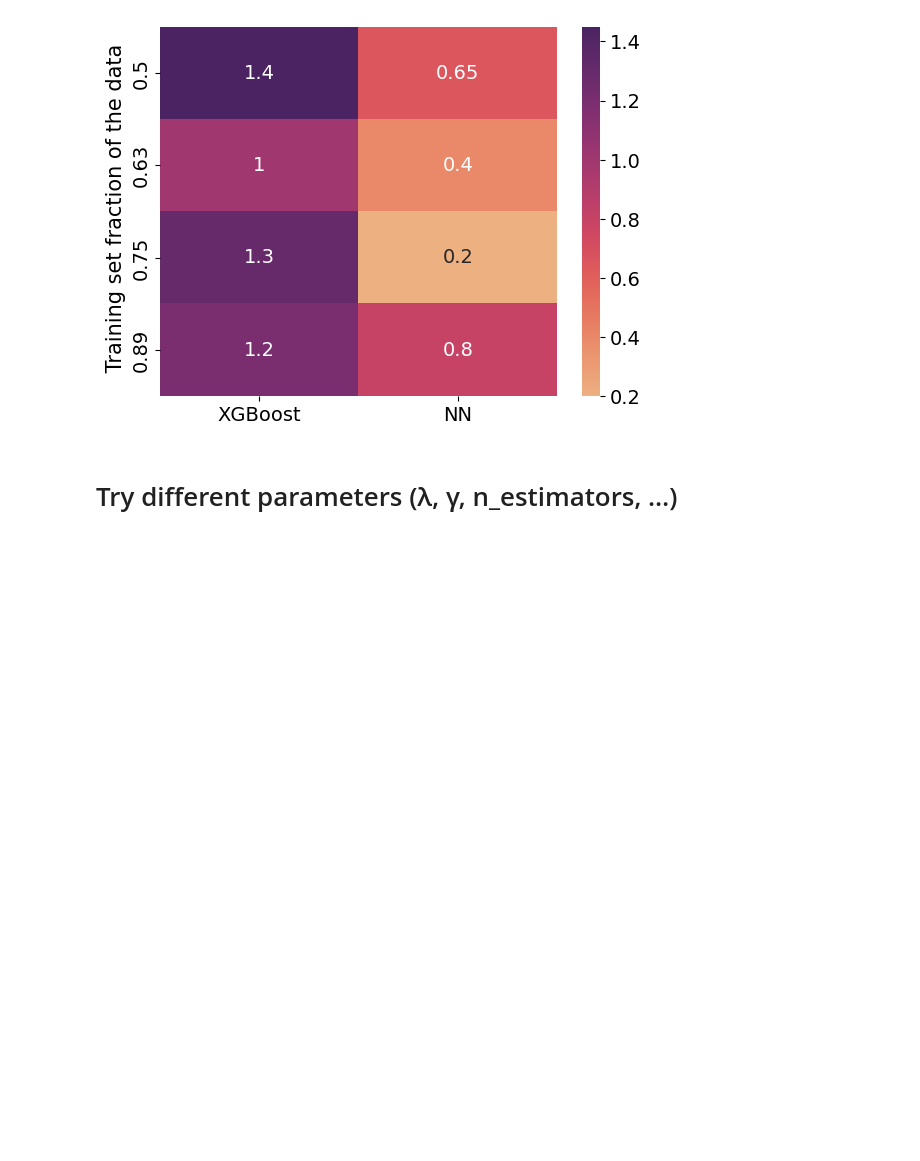
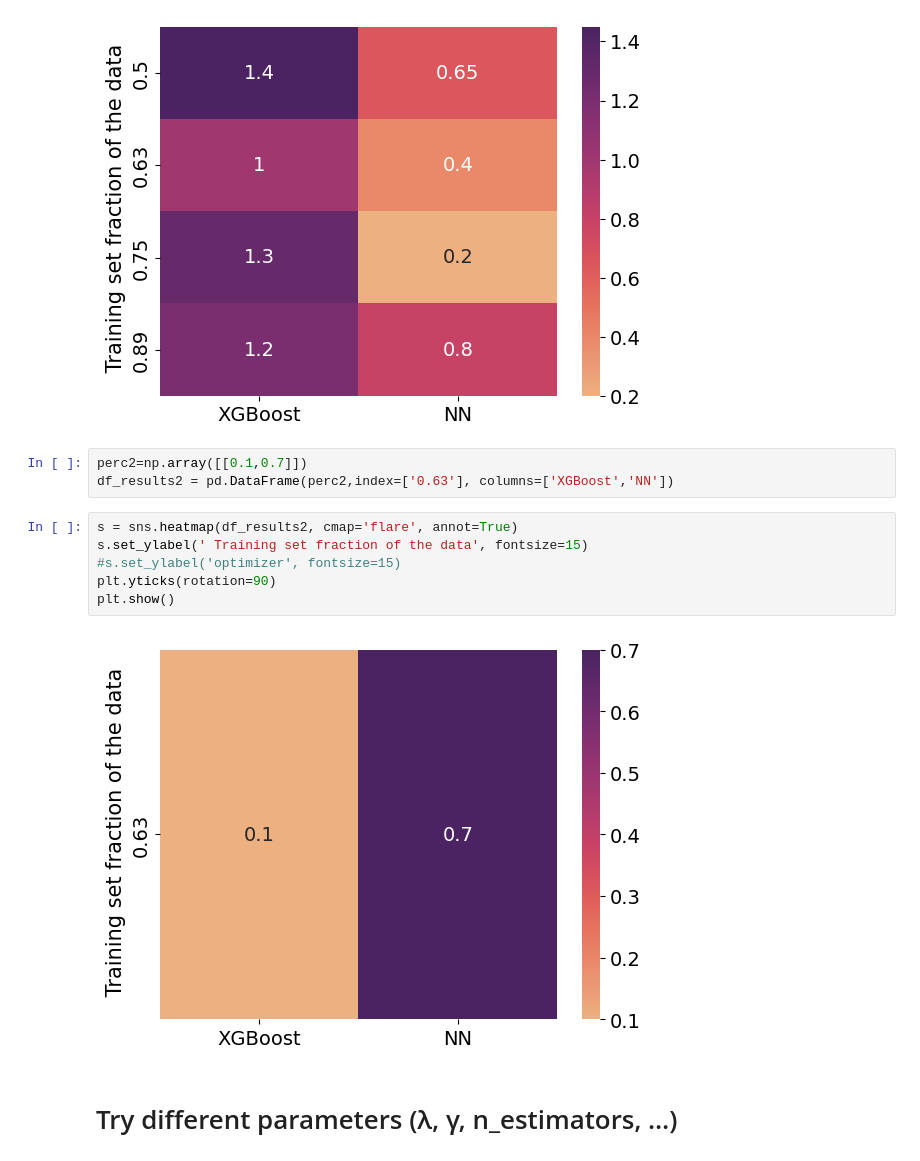
Before and after one commit to isottongloria/LCP-MODULE_B, a Jupyter notebook: xgb_classify.ipynb, the cells around one changed output. Saved outputs shown, nothing was run; the diff lists cells and outputs as text; blank space fills up the shorter version.

Commit message:
heatmap

```diff
--- a/xgb_classify.ipynb
+++ b/xgb_classify.ipynb
@@ -274,6 +276,17 @@ plt.yticks(rotation=90)
 plt.show()
 # %% [output]
 [figure]
+# %%
+perc2=np.array([[0.1,0.7]])
+df_results2 = pd.DataFrame(perc2,index=['0.63'], columns=['XGBoost','NN'])
+# %%
+s = sns.heatmap(df_results2, cmap='flare', annot=True)
+s.set_ylabel(' Training set fraction of the data', fontsize=15)
+#s.set_ylabel('optimizer', fontsize=15)
+plt.yticks(rotation=90)
+plt.show()
+# %% [output]
+[figure, added]
 # %% [markdown]
 # Try different parameters (λ, γ, n_estimators, …)
 # %%
```
Also changed, not shown: parts of 1 cell of this notebook.
